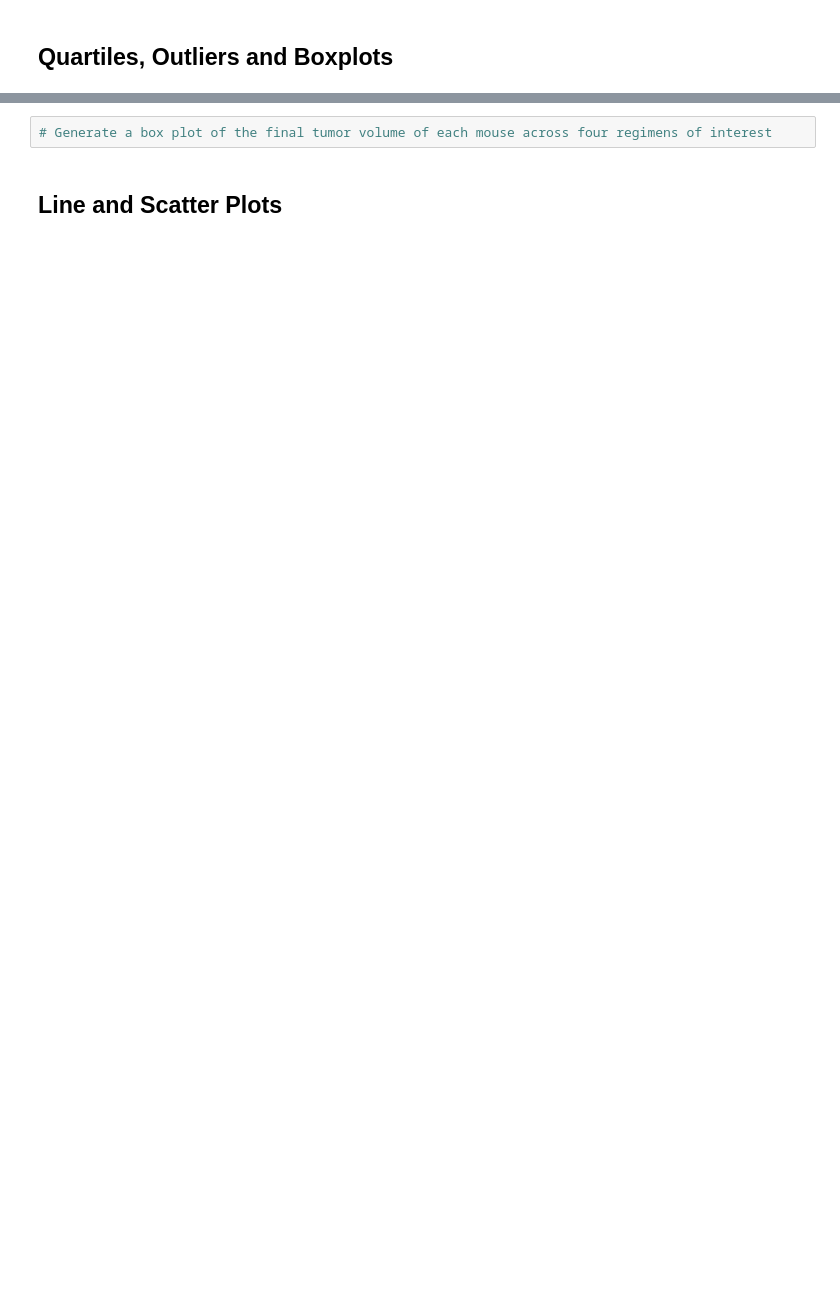
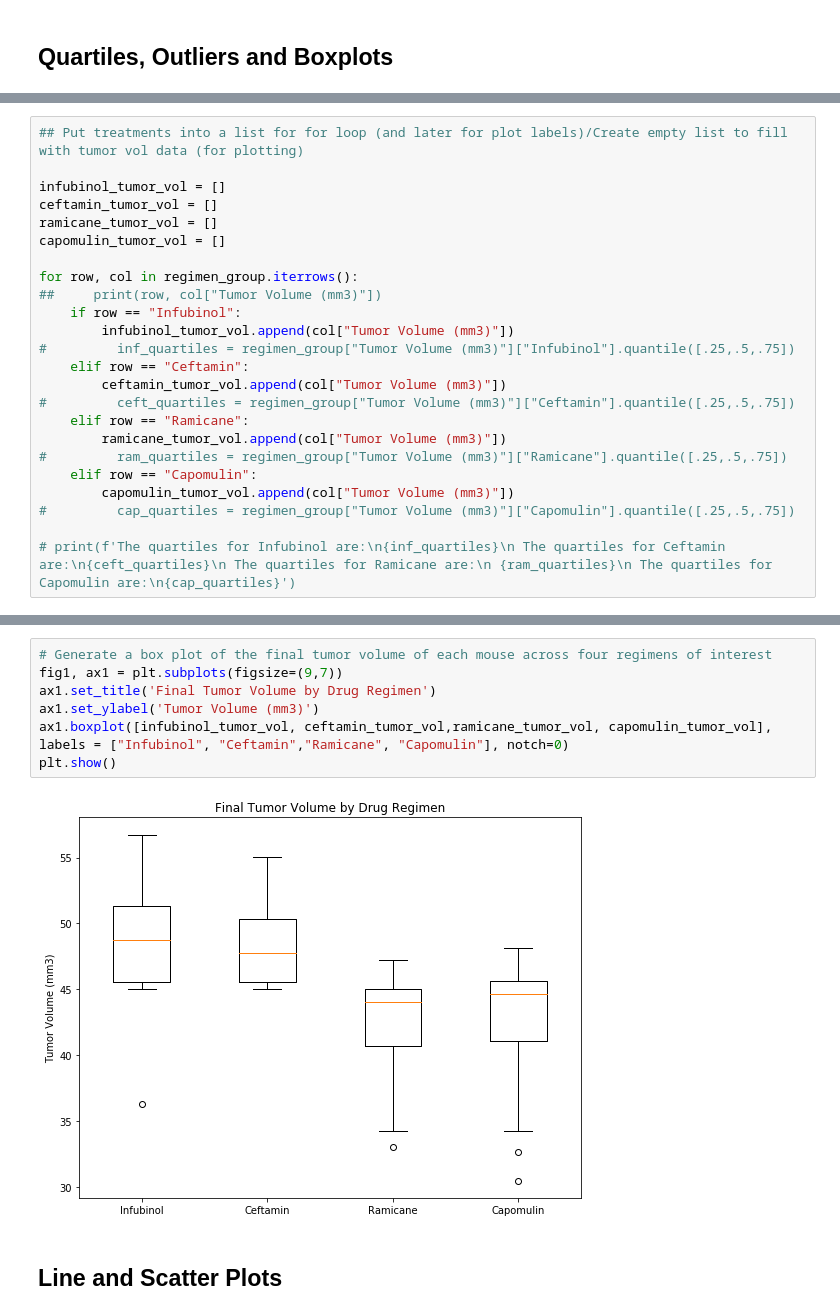
Before and after one commit to asmvm/Matplotlib_Challenge, a Jupyter notebook: Pymaceuticals/pymaceuticals_starter.ipynb, the cells around one changed output, grey strips where cells are left out. Saved outputs shown, nothing was run; the diff lists cells and outputs as text; blank space fills up the shorter version.

```diff
--- a/Pymaceuticals/pymaceuticals_starter.ipynb
+++ b/Pymaceuticals/pymaceuticals_starter.ipynb
@@ -247,0 +249,24 @@ new_df
+# %%
+## Put treatments into a list for for loop (and later for plot labels)/Create empty list to fill with tumor vol data (for plotting)
+
+infubinol_tumor_vol = []
+ceftamin_tumor_vol = []
+ramicane_tumor_vol = []
+capomulin_tumor_vol = []
+
+for row, col in regimen_group.iterrows():
+##     print(row, col["Tumor Volume (mm3)"])
+    if row == "Infubinol":
+        infubinol_tumor_vol.append(col["Tumor Volume (mm3)"])
+#         inf_quartiles = regimen_group["Tumor Volume (mm3)"]["Infubinol"].quantile([.25,.5,.75])
+    elif row == "Ceftamin":
+        ceftamin_tumor_vol.append(col["Tumor Volume (mm3)"])
+#         ceft_quartiles = regimen_group["Tumor Volume (mm3)"]["Ceftamin"].quantile([.25,.5,.75])
+    elif row == "Ramicane":
+        ramicane_tumor_vol.append(col["Tumor Volume (mm3)"])
+#         ram_quartiles = regimen_group["Tumor Volume (mm3)"]["Ramicane"].quantile([.25,.5,.75])
+    elif row == "Capomulin":
+        capomulin_tumor_vol.append(col["Tumor Volume (mm3)"])
+#         cap_quartiles = regimen_group["Tumor Volume (mm3)"]["Capomulin"].quantile([.25,.5,.75])
+
+# print(f'The quartiles for Infubinol are:\n{inf_quartiles}\n The quartiles for Ceftamin are:\n{ceft_quartiles}\n The quartiles for Ramicane are:\n {ram_quartiles}\n The quartiles for Capomulin are:\n{cap_quartiles}')
@@ -248,4 +343,11 @@ new_df
 # %%
 # Generate a box plot of the final tumor volume of each mouse across four regimens of interest
+fig1, ax1 = plt.subplots(figsize=(9,7))
+ax1.set_title('Final Tumor Volume by Drug Regimen')
+ax1.set_ylabel('Tumor Volume (mm3)')
+ax1.boxplot([infubinol_tumor_vol, ceftamin_tumor_vol,ramicane_tumor_vol, capomulin_tumor_vol], labels = ["Infubinol", "Ceftamin","Ramicane", "Capomulin"], notch=0)
+plt.show()
+# %% [output]
+[figure, added]
 # %% [markdown]
 ## Line and Scatter Plots
```
Also changed, not shown: parts of 15 cells of this notebook.
